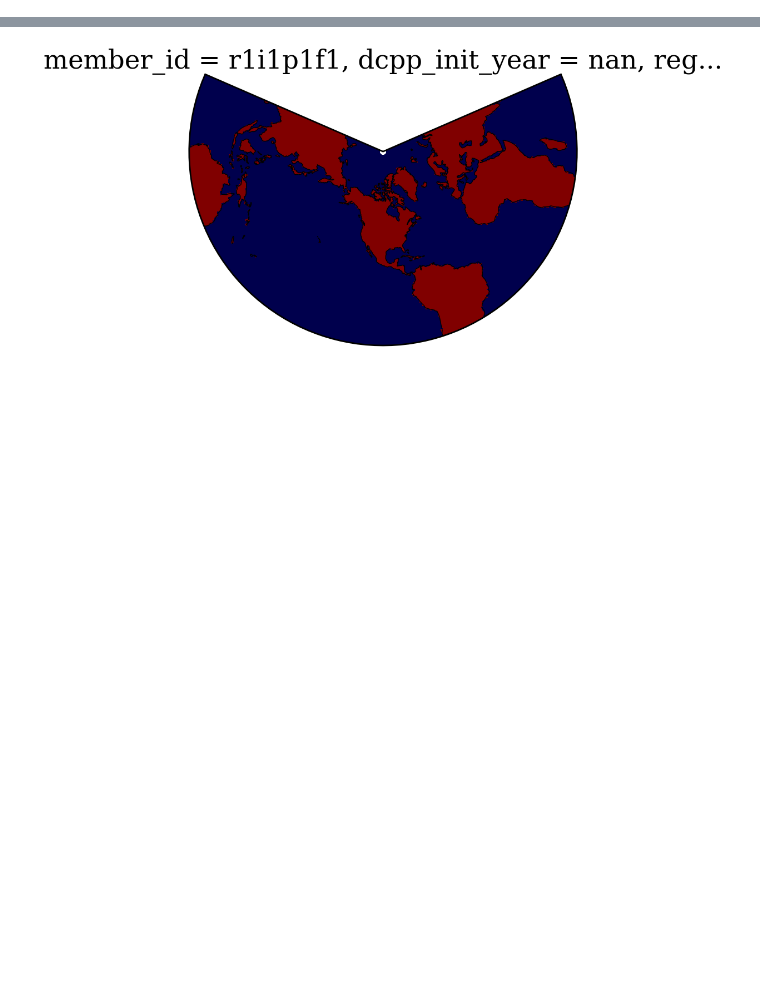
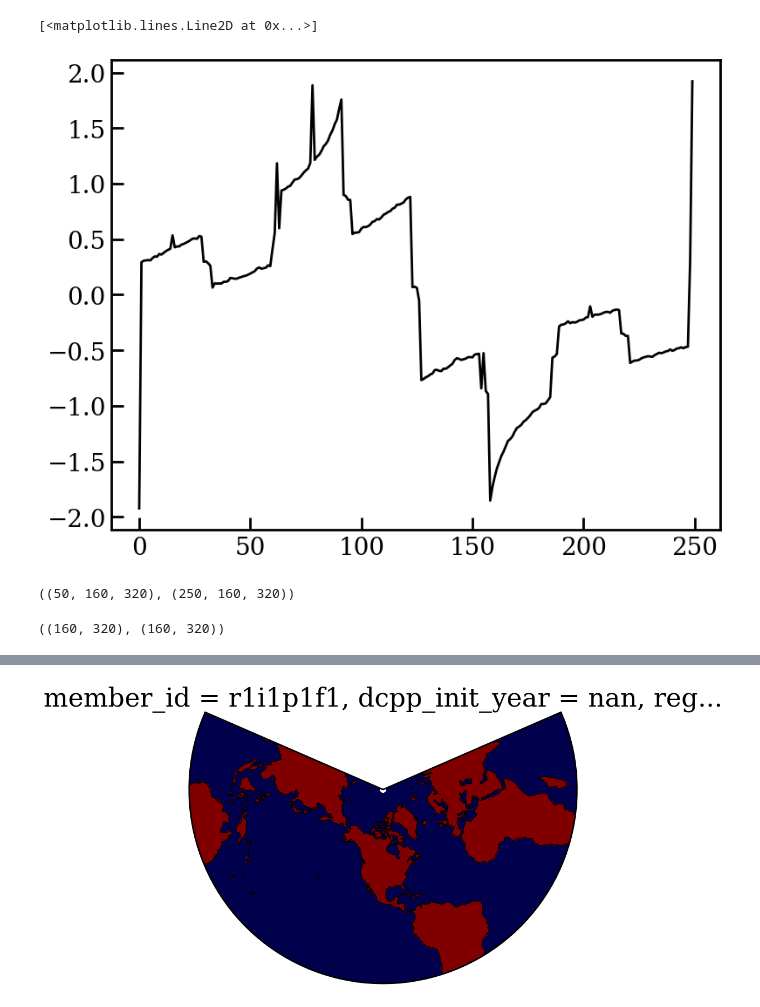
Before and after one commit to mariannecowherd/snow_drought, a Jupyter notebook: nbs/01-plot.ipynb, the cells around one changed output, grey strips where cells are left out. Drawn from its saved outputs; the diff is of its cells as text; code cells hidden in the pictures; blank space fills up the shorter version.

```diff
--- a/nbs/01-plot.ipynb
+++ b/nbs/01-plot.ipynb
@@ -43,0 +222,5 @@ mpl.rcParams['ytick.right']= False
+# %%
+plt.plot(np.nanmean(ds['swei'][:,:,35:-35,:],axis =(1,2,3)))
+# %% [output]
+[<matplotlib.lines.Line2D at 0x...>]
+[figure, added]
@@ -43,0 +332,6 @@ mpl.rcParams['ytick.right']= False
+# %%
+masks = categs[name]
+mask = masks['swei_cond'][-50:]
+mask.shape, ds['swei'].shape
+# %% [output]
+((50, 160, 320), (250, 160, 320))
@@ -43,0 +340,4 @@ mpl.rcParams['ytick.right']= False
+# %%
+tmp.shape, landicemask.shape
+# %% [output]
+((160, 320), (160, 320))
```
Also changed, not shown: parts of 26 cells of this notebook, 3 other files.
